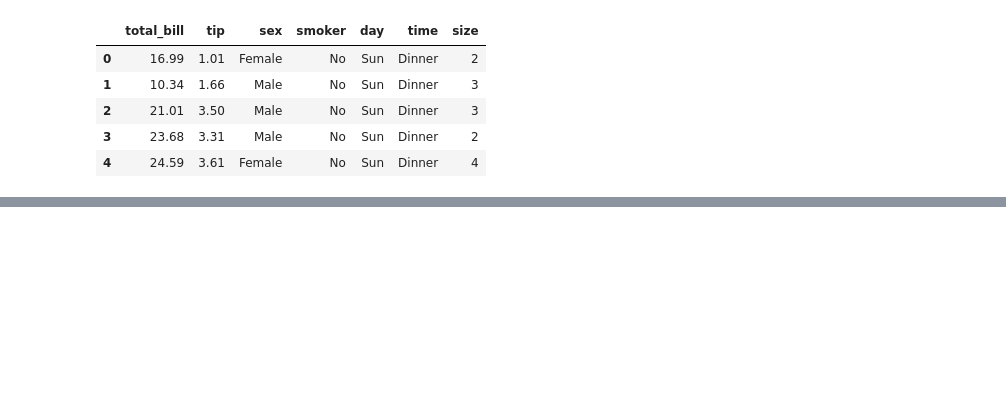
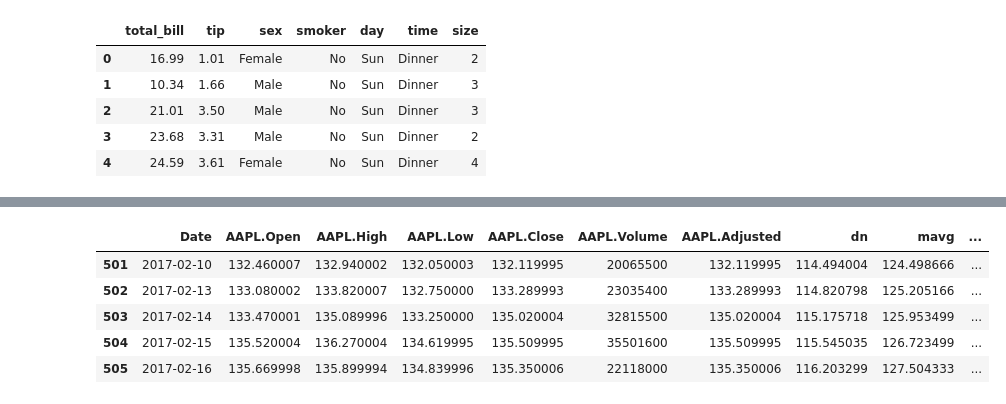
Before and after one commit to sqb-codes/MH_Python_24, a Jupyter notebook: DU_MH_DataScience/PlotlyIntroduction.ipynb, the cells around one changed output, grey strips where cells are left out. Cells and saved outputs as stored; diff of their text form; code cells hidden in the pictures; blank space fills up the shorter version.

```diff
--- a/DU_MH_DataScience/PlotlyIntroduction.ipynb
+++ b/DU_MH_DataScience/PlotlyIntroduction.ipynb
@@ -94,0 +247,9 @@ plot.show()
+# %%
+df.tail()
+# %% [output]
+|  | Date | AAPL.Open | AAPL.High | AAPL.Low | AAPL.Close | AAPL.Volume | AAPL.Adjusted | dn | mavg | ... |
+| 501 | 2017-02-10 | 132.460007 | 132.940002 | 132.050003 | 132.119995 | 20065500 | 132.119995 | 114.494004 | 124.498666 | ... |
+| 502 | 2017-02-13 | 133.080002 | 133.820007 | 132.750000 | 133.289993 | 23035400 | 133.289993 | 114.820798 | 125.205166 | ... |
+| 503 | 2017-02-14 | 133.470001 | 135.089996 | 133.250000 | 135.020004 | 32815500 | 135.020004 | 115.175718 | 125.953499 | ... |
+| 504 | 2017-02-15 | 135.520004 | 136.270004 | 134.619995 | 135.509995 | 35501600 | 135.509995 | 115.545035 | 126.723499 | ... |
+| 505 | 2017-02-16 | 135.669998 | 135.899994 | 134.839996 | 135.350006 | 22118000 | 135.350006 | 116.203299 | 127.504333 | ... |
```
Also changed, not shown: parts of 18 cells of this notebook, 1 other file.
